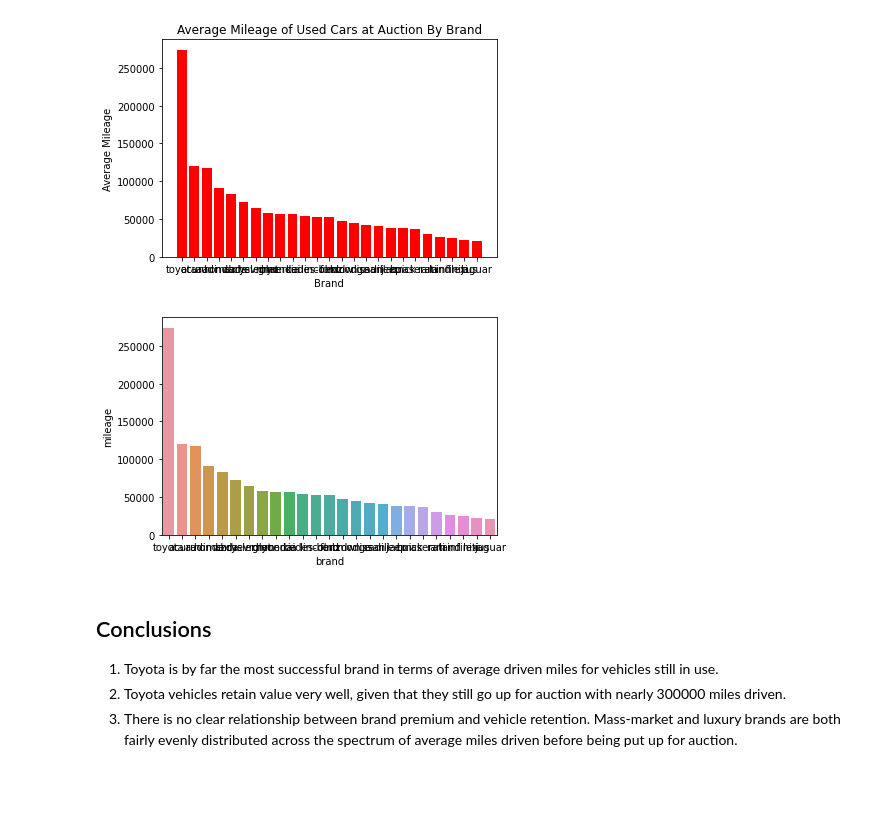
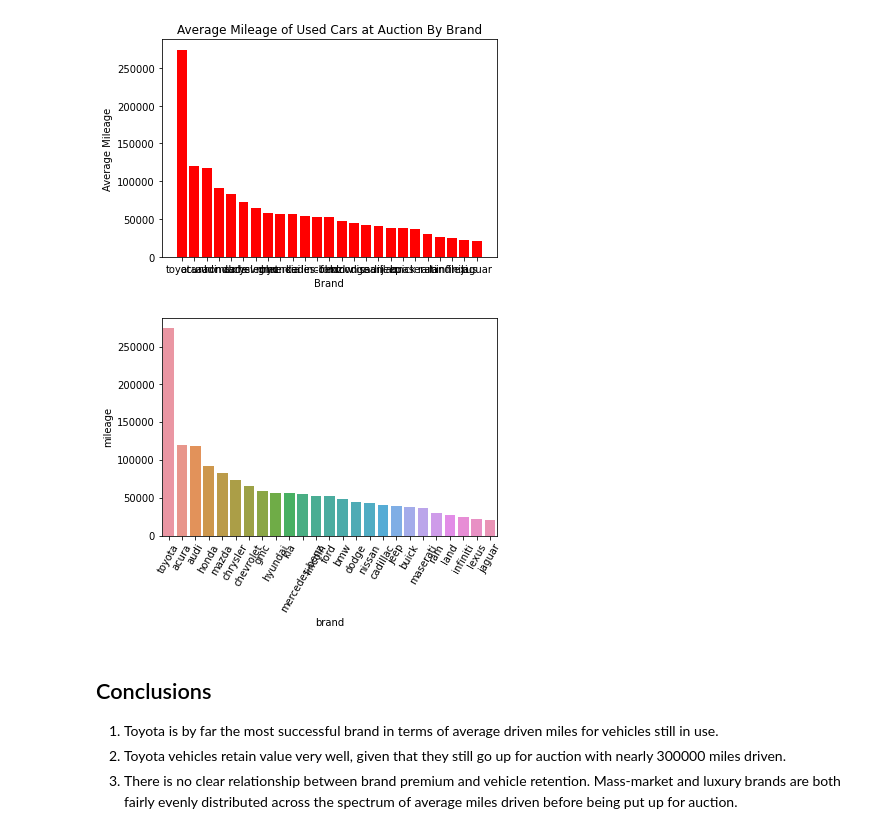
Before and after one commit to Alex-Angelico/data-visualization, a Jupyter notebook: viz-a.ipynb, the cells around one changed output. Saved outputs shown, nothing was run; the diff lists cells and outputs as text; code cells hidden in the pictures; blank space fills up the shorter version.

Commit message:
seaborn graph formatting fixed

```diff
--- a/viz-a.ipynb
+++ b/viz-a.ipynb
@@ -113,10 +113,11 @@ plt.show()
 # %% [output]
 [figure]
 # %%
-sns.barplot(x='brand', y='mileage', data=average_mileage_brand_data)
+x = sns.barplot(x='brand', y='mileage', data=average_mileage_brand_data)
+x.set_xticklabels(labels=average_mileage_brand_data['brand'], rotation=90)
 print()
 # %% [output]
-[figure, old version]
+[figure, new version]
 # %% [markdown]
 ## Conclusions
 1. Toyota is by far the most successful brand in terms of average driven miles for vehicles still in use.
```
